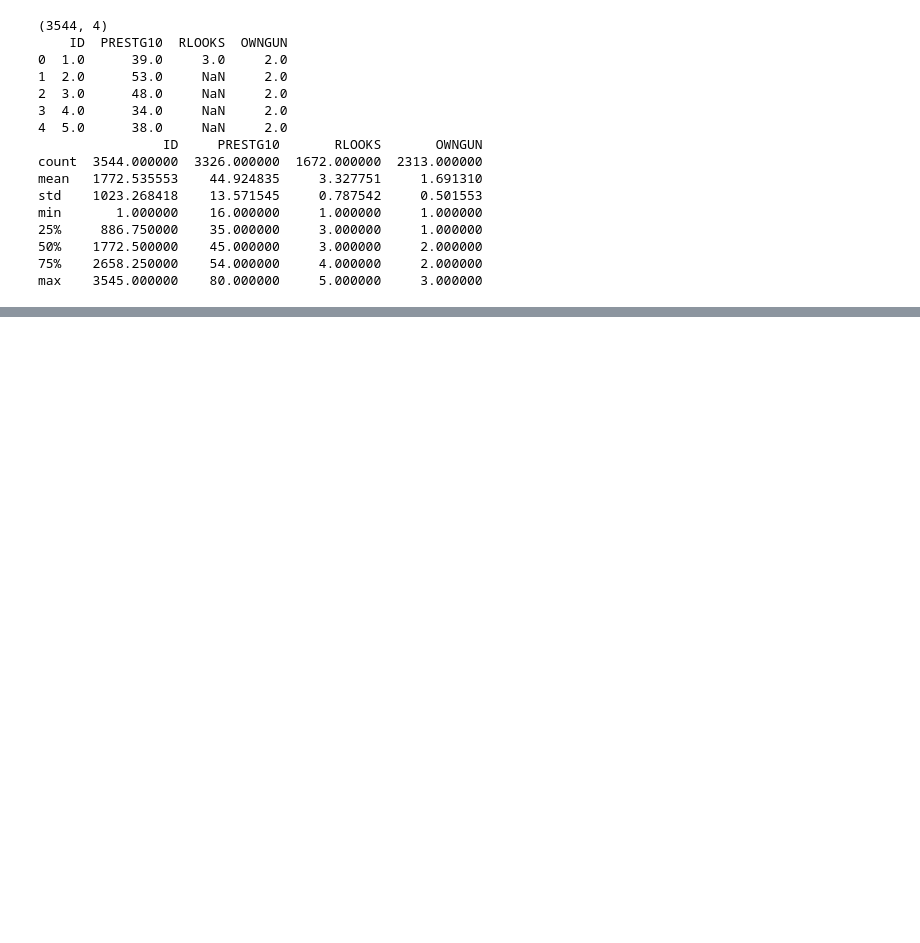
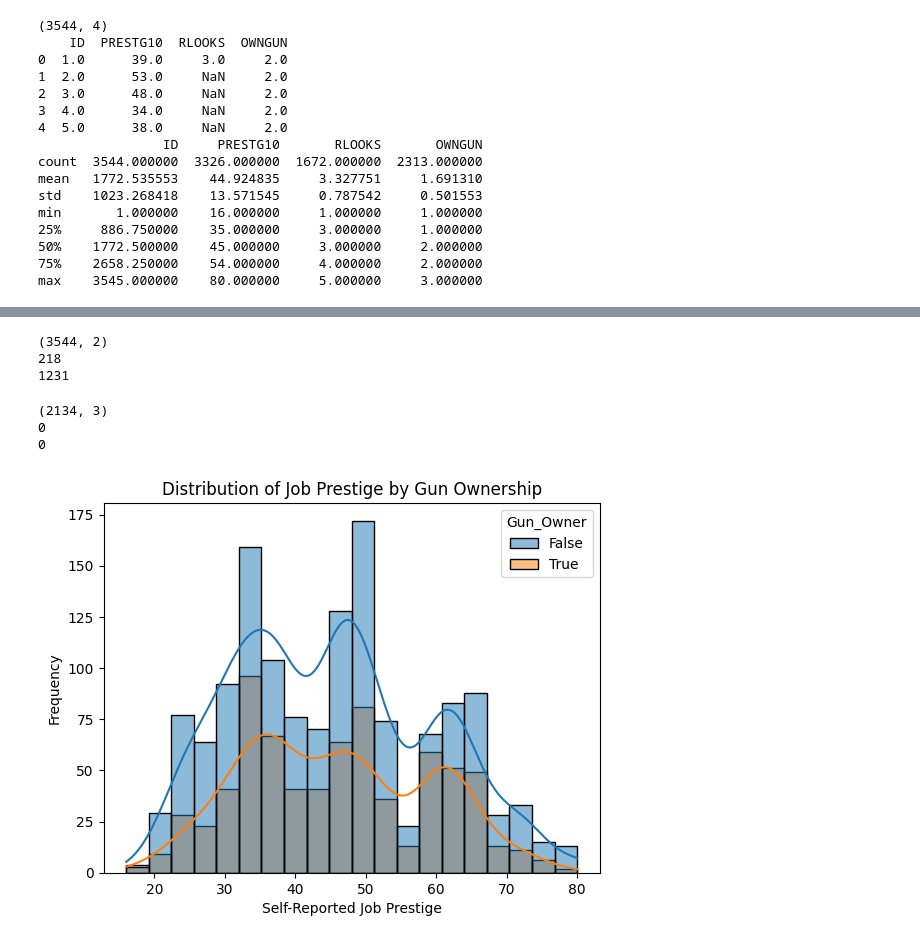
Before and after one commit to FlavienS6/project_gss, a Jupyter notebook: analysis.ipynb, the cells around one changed output, grey strips where cells are left out. Cells and saved outputs as stored; diff of their text form; code cells hidden in the pictures; blank space fills up the shorter version.

Commit message:
finished graph #3

```diff
--- a/analysis.ipynb
+++ b/analysis.ipynb
@@ -30,7 +22,7 @@ For reports of and updates on suspected issues in the GSS please visit https://g
 # %%
 #importing the data
 import pandas as pd
-df = pd.read_sas("gss2022.sas7bdat")
+df = pd.read_sas("data/gss2022.sas7bdat")
 # %%
 #Looking at the data
 print(df.head())
@@ -90,0 +106,41 @@ pgdf = idf[['PRESTG10','OWNGUN']]
+# %%
+#checking out the number of null values for each column.
+print(pgdf.shape)
+print(pgdf['PRESTG10'].isnull().sum())
+print(pgdf['OWNGUN'].isnull().sum())
+#not a lot of nulls for PRESTG10, but a lot of them for gun ownership.
+# %% [output]
+(3544, 2)
+218
+1231
+# %%
+#Since we can't extrapolate & replace null values from other variables, we're just going to drop every row that is either null, or didn't respond on OWNGUN
+pgdf.dropna(subset=['PRESTG10'], inplace=True)
+pgdf.dropna(subset=['OWNGUN'], inplace=True)
+pgdf = pgdf[~(pgdf['OWNGUN'] == 3)]
+#While we're at it, we'll replace 1 & 2 in OWNGUN with True and False. Easier for the reader to understand.
+pgdf['Gun_Owner'] = pgdf['OWNGUN'].map({1: True, 2: False})
+# %%
+#checking the results of our cleaning... still have a good majority of our rows left.
+print(pgdf.shape)
+print(pgdf['PRESTG10'].isnull().sum())
+print(pgdf['OWNGUN'].isnull().sum())
+# %% [output]
+(2134, 3)
+0
+0
+# %%
+#actually creating the graph
+import seaborn as sns
+import matplotlib.pyplot as plt
+#plots both histogram & kernel density
+sns.histplot(data=pgdf, x='PRESTG10', hue='Gun_Owner', multiple='layer', kde=True)
+
+plt.xlabel('Self-Reported Job Prestige')
+plt.ylabel('Frequency')
+plt.title('Distribution of Job Prestige by Gun Ownership')
+
+# Show the plot
+plt.show()
+# %% [output]
+[figure, added]
```
Also changed, not shown: parts of 8 cells of this notebook, 1 other file.
